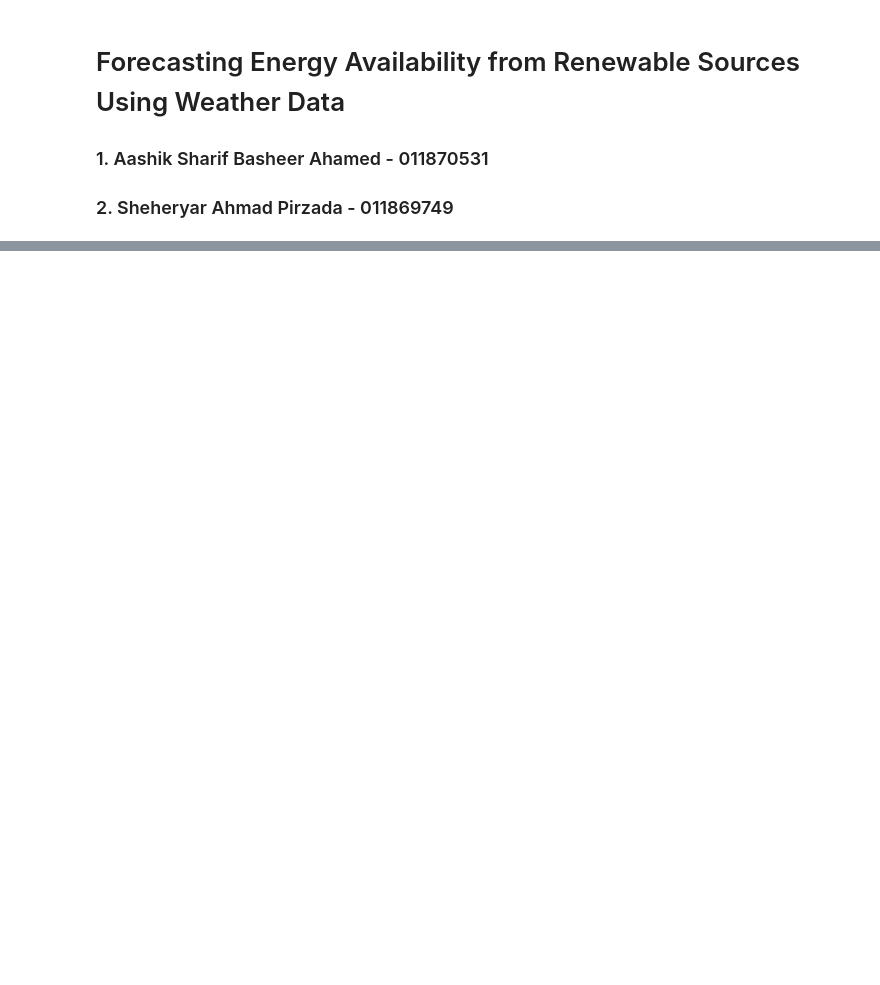
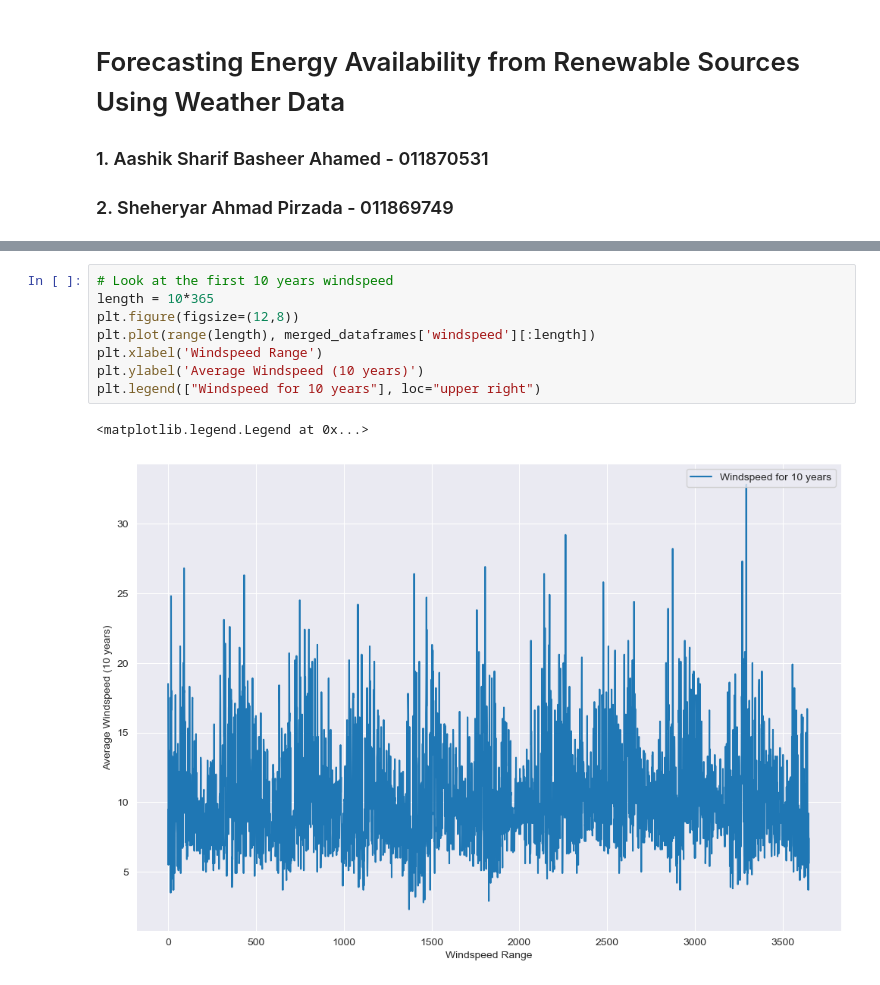
Before and after one commit to peersahab/data-science-project, a Jupyter notebook: FEARSUWD.ipynb, the cells around one changed output, grey strips where cells are left out. Saved outputs shown, nothing was run; the diff lists cells and outputs as text; blank space fills up the shorter version.

```diff
--- a/FEARSUWD.ipynb
+++ b/FEARSUWD.ipynb
@@ -50,0 +183,11 @@ memory usage: 485.0+ KB
+# %%
+# Look at the first 10 years windspeed
+length = 10*365
+plt.figure(figsize=(12,8))
+plt.plot(range(length), merged_dataframes['windspeed'][:length])
+plt.xlabel('Windspeed Range')
+plt.ylabel('Average Windspeed (10 years)')
+plt.legend(["Windspeed for 10 years"], loc="upper right")
+# %% [output]
+<matplotlib.legend.Legend at 0x...>
+[figure, added]
```
Also changed, not shown: parts of 62 cells of this notebook, 4 other files.
